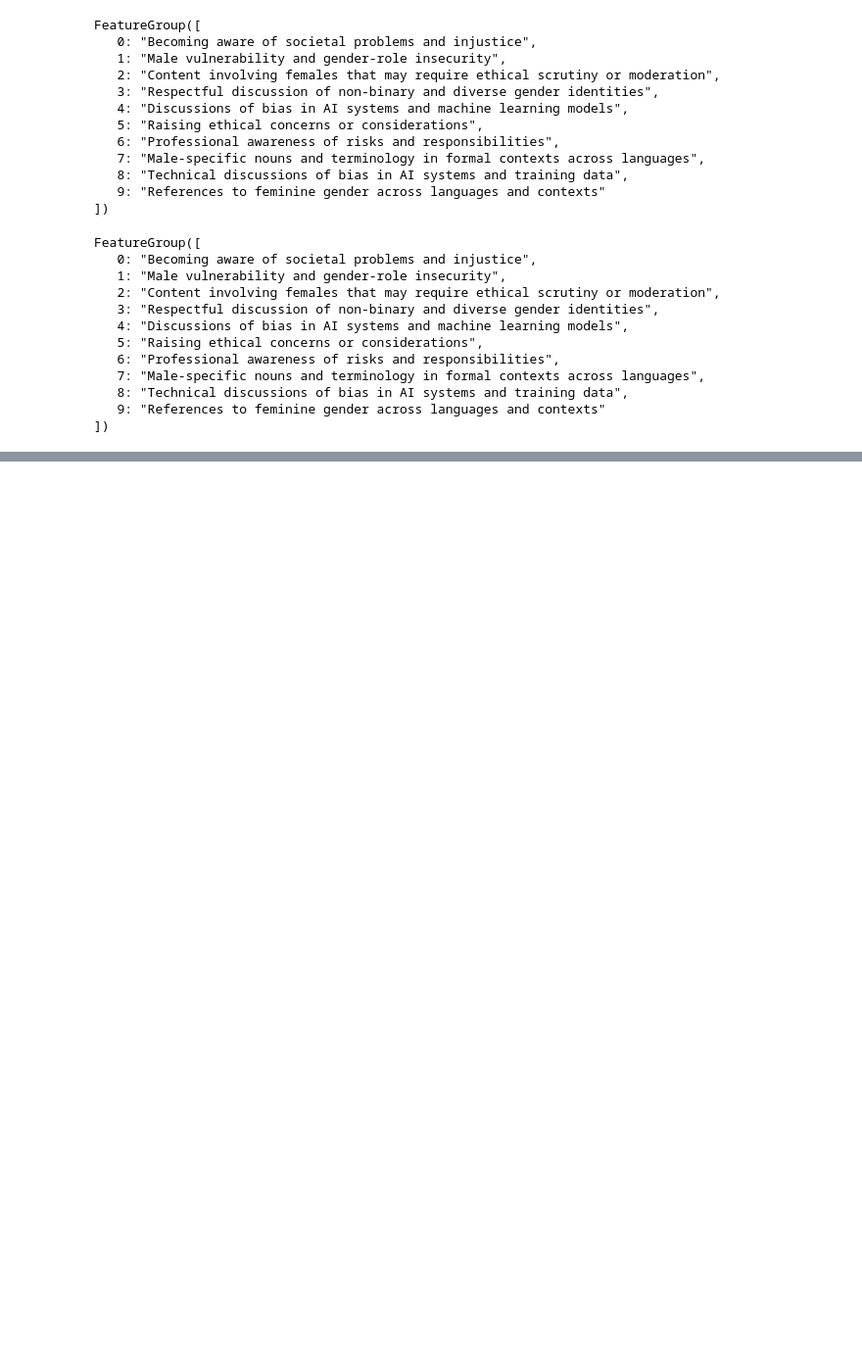
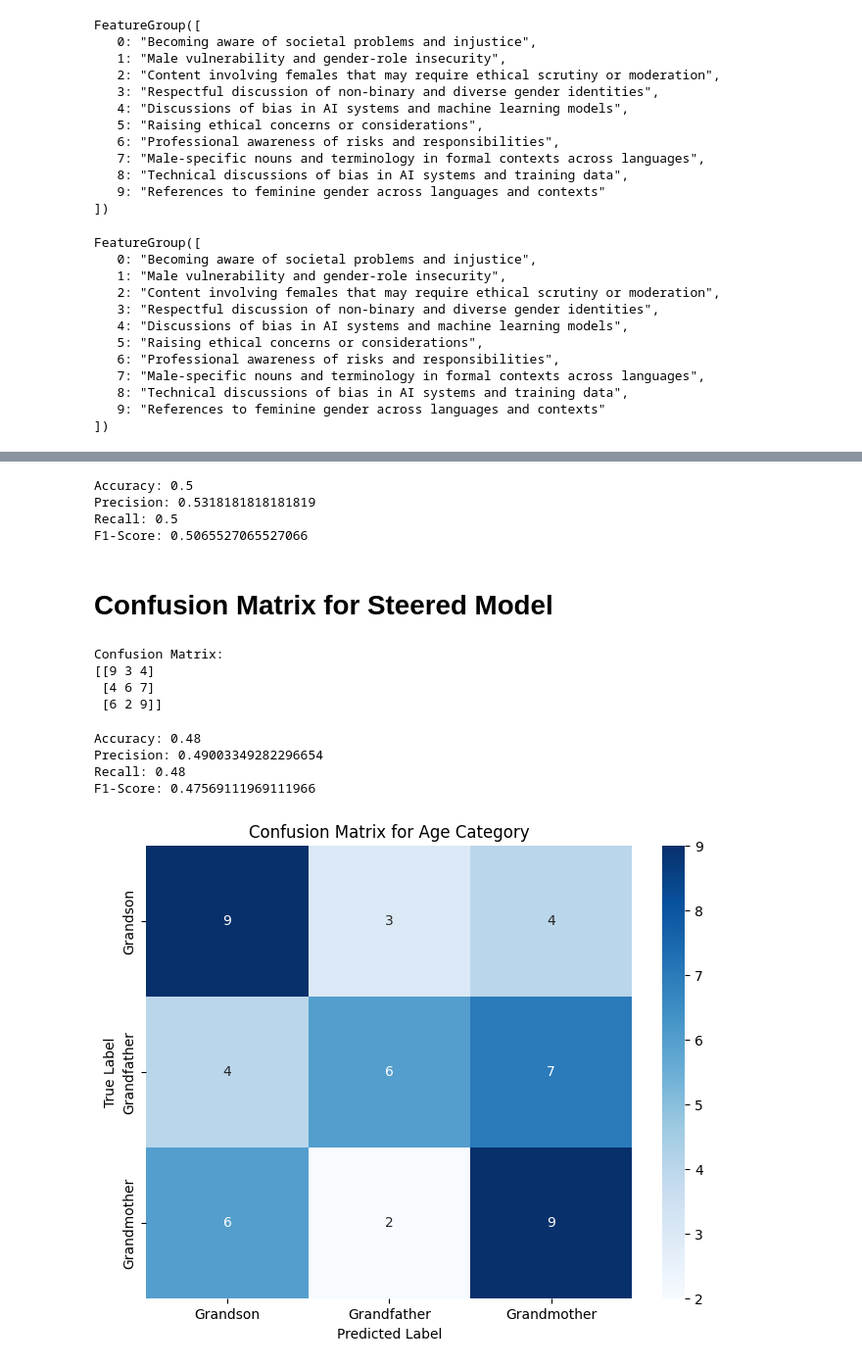
Before and after one commit to tatsath/Interpretability, a Jupyter notebook: bias_benchmark_steering.ipynb, the cells around one changed output, grey strips where cells are left out. Shown: that part at 98% size. Cells and saved outputs as stored; diff of their text form; code cells hidden in the pictures; blank space fills up the shorter version.

```diff
--- a/bias_benchmark_steering.ipynb
+++ b/bias_benchmark_steering.ipynb
@@ -161,7 +153,7 @@ variant.set(rerank[4], 0.5)
 steered_responses = []
 for example in tqdm(dataset, desc="Generating Steered Responses"):
     prompt = create_prompt(example)
-    response = get_model_response(prompt, variant)
+    response = get_model_response(prompt, variant, system_prompt)
     steered_responses.append({
         "context": example["context"],
         "response": response,
@@ -193,0 +234,62 @@ steered_responses[:5]
+# %%
+accuracy = accuracy_score(labels, responses)
+precision = precision_score(labels, responses, average='weighted')  # Use 'weighted' for multi-class
+recall = recall_score(labels, responses, average='weighted')
+f1 = f1_score(labels, responses, average='weighted')
+
+print(f"Accuracy: {accuracy}")
+print(f"Precision: {precision}")
+print(f"Recall: {recall}")
+print(f"F1-Score: {f1}")
+# %% [output]
+Accuracy: 0.5
+Precision: 0.5318181818181819
+Recall: 0.5
+F1-Score: 0.5065527065527066
+# %% [markdown]
+# Confusion Matrix for Steered Model
+# %%
+responses = [int(d['response'][0]) -1 for d in steered_responses]
+labels = [d['label'] for d in steered_responses]
+# %%
+conf_matrix = confusion_matrix(labels, responses)
+print("Confusion Matrix:")
+print(conf_matrix)
+# %% [output]
+Confusion Matrix:
+[[9 3 4]
+ [4 6 7]
+ [6 2 9]]
+# %%
+accuracy = accuracy_score(labels, responses)
+precision = precision_score(labels, responses, average='weighted')  # Use 'weighted' for multi-class
+recall = recall_score(labels, responses, average='weighted')
+f1 = f1_score(labels, responses, average='weighted')
+
+print(f"Accuracy: {accuracy}")
+print(f"Precision: {precision}")
+print(f"Recall: {recall}")
+print(f"F1-Score: {f1}")
+# %% [output]
+Accuracy: 0.48
+Precision: 0.49003349282296654
+Recall: 0.48
+F1-Score: 0.47569111969111966
+# %%
+import matplotlib.pyplot as plt
+import seaborn as sns
+
+# Assuming you have a confusion matrix named 'conf_matrix'
+class_names = ['Grandson', 'Grandfather', 'Grandmother']
+
+# Create the heatmap
+plt.figure(figsize=(8, 6))
+sns.heatmap(conf_matrix, annot=True, fmt='d', cmap='Blues',
+            xticklabels=class_names, yticklabels=class_names)
+
+plt.title('Confusion Matrix for Age Category')
+plt.xlabel('Predicted Label')
+plt.ylabel('True Label')
+plt.show()
+# %% [output]
+[figure, added]
```
Also changed, not shown: parts of 16 cells of this notebook.
